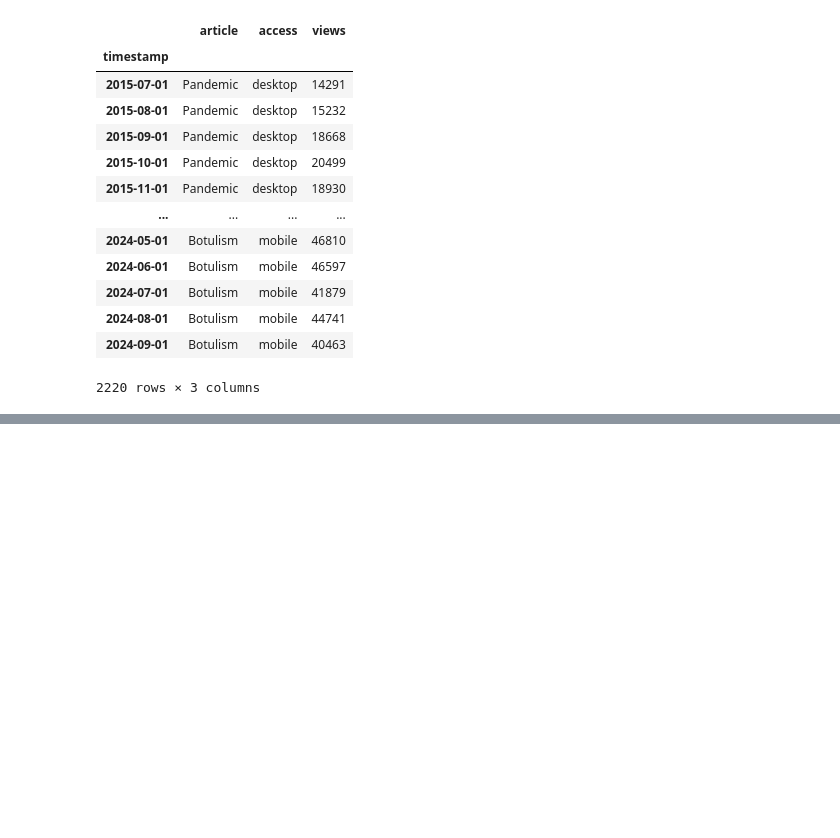
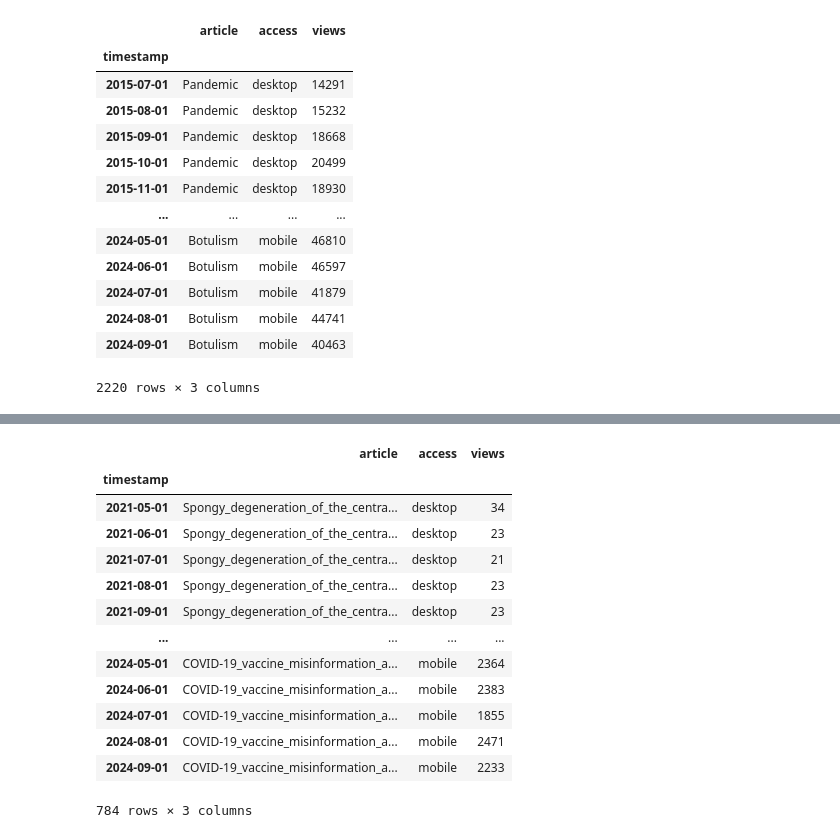
Before and after one commit to voglerdaniel/data-512-homework_1, a Jupyter notebook: code/rare_diseases_analysis.ipynb, the cells around one changed output, grey strips where cells are left out. Saved outputs shown, nothing was run; the diff lists cells and outputs as text; code cells hidden in the pictures; blank space fills up the shorter version.

```diff
--- a/code/rare_diseases_analysis.ipynb
+++ b/code/rare_diseases_analysis.ipynb
@@ -347,0 +345,3 @@ AttributeError: Text.set() got an unexpected keyword argument 'loc'
+# %%
+fewest_mobile_months = fewest_months_sorted[fewest_months_sorted["access"] == "mobile"].head(10)
+fewest_mobile_months
@@ -347,0 +383,17 @@ AttributeError: Text.set() got an unexpected keyword argument 'loc'
+# %%
+df_for_graph3
+# %% [output]
+|  | article | access | views |
+| timestamp |  |  |  |
+| 2021-05-01 | Spongy_degeneration_of_the_centra... | desktop | 34 |
+| 2021-06-01 | Spongy_degeneration_of_the_centra... | desktop | 23 |
+| 2021-07-01 | Spongy_degeneration_of_the_centra... | desktop | 21 |
+| 2021-08-01 | Spongy_degeneration_of_the_centra... | desktop | 23 |
+| 2021-09-01 | Spongy_degeneration_of_the_centra... | desktop | 23 |
+| ... | ... | ... | ... |
+| 2024-05-01 | COVID-19_vaccine_misinformation_a... | mobile | 2364 |
+| 2024-06-01 | COVID-19_vaccine_misinformation_a... | mobile | 2383 |
+| 2024-07-01 | COVID-19_vaccine_misinformation_a... | mobile | 1855 |
+| 2024-08-01 | COVID-19_vaccine_misinformation_a... | mobile | 2471 |
+| 2024-09-01 | COVID-19_vaccine_misinformation_a... | mobile | 2233 |
+784 rows × 3 columns
```
Also changed, not shown: parts of 26 cells of this notebook, 5 other files.
